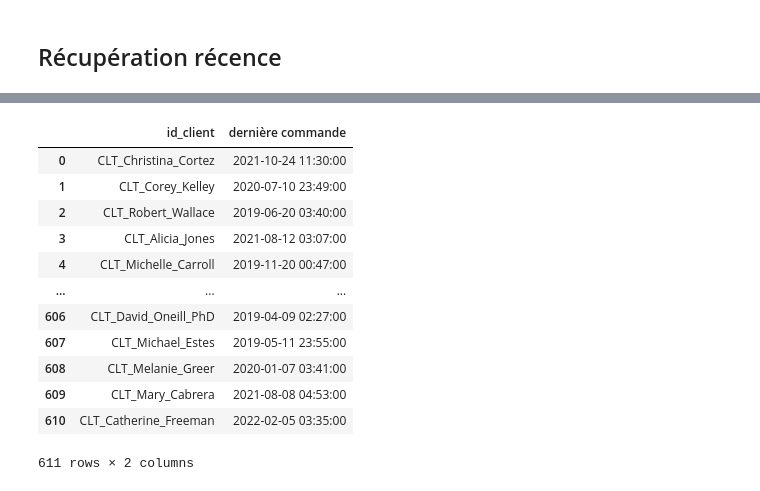
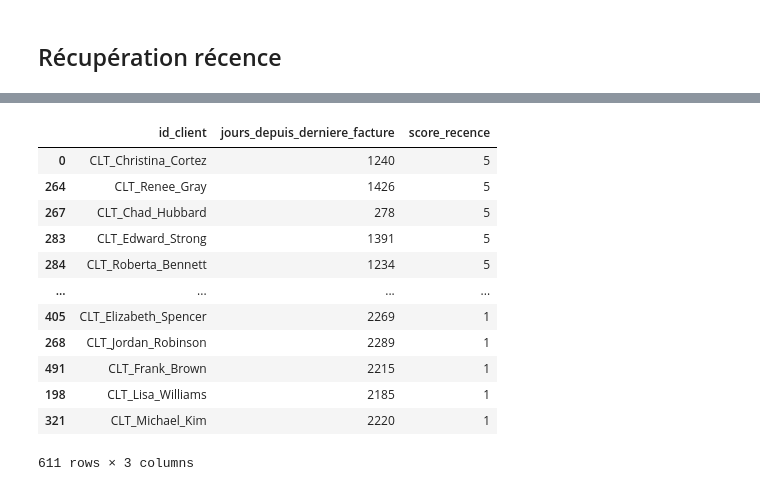
Before and after one commit to MelodyDuplaix/Projet_OCR, a Jupyter notebook: notebooks/analyse.ipynb, the cells around one changed output, grey strips where cells are left out. Cells and saved outputs as stored; diff of their text form; code cells hidden in the pictures.

```diff
--- a/notebooks/analyse.ipynb
+++ b/notebooks/analyse.ipynb
@@ -135,6 +143,12 @@ with SessionLocal() as session:
         .group_by(Facture.id_facture, Client.id_client)
     )
     result = query.all()
-    df = pd.DataFrame(result, columns=['id_client', 'total_depense'])
-df
+    df_montant = pd.DataFrame(result, columns=['id_client', 'total_depense'])
+df_montant['total_depense'] = pd.to_numeric(df_montant['total_depense'], errors='coerce')
+df_montant['score_depense'] = pd.qcut(
+    df_montant['total_depense'].dropna(),
+    q=5,
+    labels=[5, 4, 3, 2, 1]
+)
+df_montant
 # %% [output]
@@ -184,6 +178,14 @@ with SessionLocal() as session:
         .group_by(Client.id_client)
     )
     result = query.all()
-    df = pd.DataFrame(result, columns=['id_client', 'nombre de commande'])
-df
+    df_frequence = pd.DataFrame(result, columns=['id_client', 'nombre_de_commande'])
+bins = [0.0, 0.2, 0.4, 0.6, 0.8, 1.0]
+labels = [1, 2, 3, 4, 5]
+df_frequence['score_frequence'] = pd.cut(df_frequence['nombre_de_commande'].rank(method='min', pct=True),
+                                           bins=bins,
+                                           labels=labels,
+                                           include_lowest=True,
+                                           right=False)
+df_frequence['score_frequence'] = df_frequence['score_frequence'].astype(int)
+df_frequence.sort_values("nombre_de_commande")
 # %% [output]
@@ -227,28 +207,34 @@ group by a.id_client;""")
 # %%
 with SessionLocal() as session:
+    now = datetime.now().date()
     query = (
         session.query(
             Achat.id_client,
-            func.max(Facture.date_facturation).label("mdate")
+            cast(func.date_part('day', now - func.max(Facture.date_facturation)), Integer).label("jours_depuis_derniere_facture")
         )
         .join(Facture, Facture.id_facture == Achat.id_facture)
         .join(Client, Client.id_client == Achat.id_client)
         .group_by(Achat.id_client)
     )
     result = query.all()
-    df = pd.DataFrame(result, columns=['id_client', 'dernière commande'])
-df
+    df_recence = pd.DataFrame(result, columns=['id_client', 'jours_depuis_derniere_facture'])
+df_recence['score_recence'] = pd.qcut(
+    df_recence['jours_depuis_derniere_facture'],
+    q=5,
+    labels=[5, 4, 3, 2, 1]
+)
+df_recence.sort_values("score_recence")
 # %% [output]
-|  | id_client | dernière commande |
-| 0 | CLT_Christina_Cortez | 2021-10-24 11:30:00 |
-| 1 | CLT_Corey_Kelley | 2020-07-10 23:49:00 |
-| 2 | CLT_Robert_Wallace | 2019-06-20 03:40:00 |
-| 3 | CLT_Alicia_Jones | 2021-08-12 03:07:00 |
-| 4 | CLT_Michelle_Carroll | 2019-11-20 00:47:00 |
-| ... | ... | ... |
-| 606 | CLT_David_Oneill_PhD | 2019-04-09 02:27:00 |
-| 607 | CLT_Michael_Estes | 2019-05-11 23:55:00 |
-| 608 | CLT_Melanie_Greer | 2020-01-07 03:41:00 |
-| 609 | CLT_Mary_Cabrera | 2021-08-08 04:53:00 |
-| 610 | CLT_Catherine_Freeman | 2022-02-05 03:35:00 |
+|  | id_client | jours_depuis_derniere_facture | score_recence |
+| 0 | CLT_Christina_Cortez | 1240 | 5 |
+| 264 | CLT_Renee_Gray | 1426 | 5 |
+| 267 | CLT_Chad_Hubbard | 278 | 5 |
+| 283 | CLT_Edward_Strong | 1391 | 5 |
+| 284 | CLT_Roberta_Bennett | 1234 | 5 |
+| ... | ... | ... | ... |
+| 405 | CLT_Elizabeth_Spencer | 2269 | 1 |
+| 268 | CLT_Jordan_Robinson | 2289 | 1 |
+| 491 | CLT_Frank_Brown | 2215 | 1 |
+| 198 | CLT_Lisa_Williams | 2185 | 1 |
+| 321 | CLT_Michael_Kim | 2220 | 1 |
-611 rows × 2 columns
+611 rows × 3 columns
```
Also changed, not shown: parts of 19 cells of this notebook, 8 other files.
